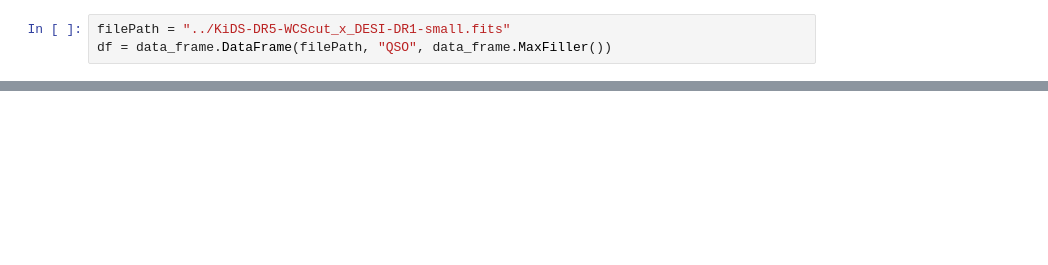
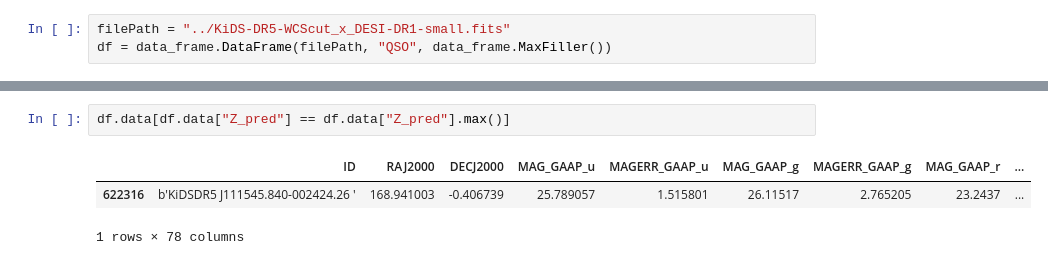
Before and after one commit to kacper-drabicki/redshift, a Jupyter notebook: notebooks/double_gauss_test.ipynb, the cells around one changed output, grey strips where cells are left out. Cells and saved outputs as stored; diff of their text form; blank space fills up the shorter version.

```diff
--- a/notebooks/double_gauss_test.ipynb
+++ b/notebooks/double_gauss_test.ipynb
@@ -73,0 +52,6 @@ plt.show()
+# %%
+df.data[df.data["Z_pred"] == df.data["Z_pred"].max()]
+# %% [output]
+|  | ID | RAJ2000 | DECJ2000 | MAG_GAAP_u | MAGERR_GAAP_u | MAG_GAAP_g | MAGERR_GAAP_g | MAG_GAAP_r | ... |
+| 622316 | b'KiDSDR5 J111545.840-002424.26 ' | 168.941003 | -0.406739 | 25.789057 | 1.515801 | 26.11517 | 2.765205 | 23.2437 | ... |
+1 rows × 78 columns
```
Also changed, not shown: parts of 9 cells of this notebook, 2 other files.
